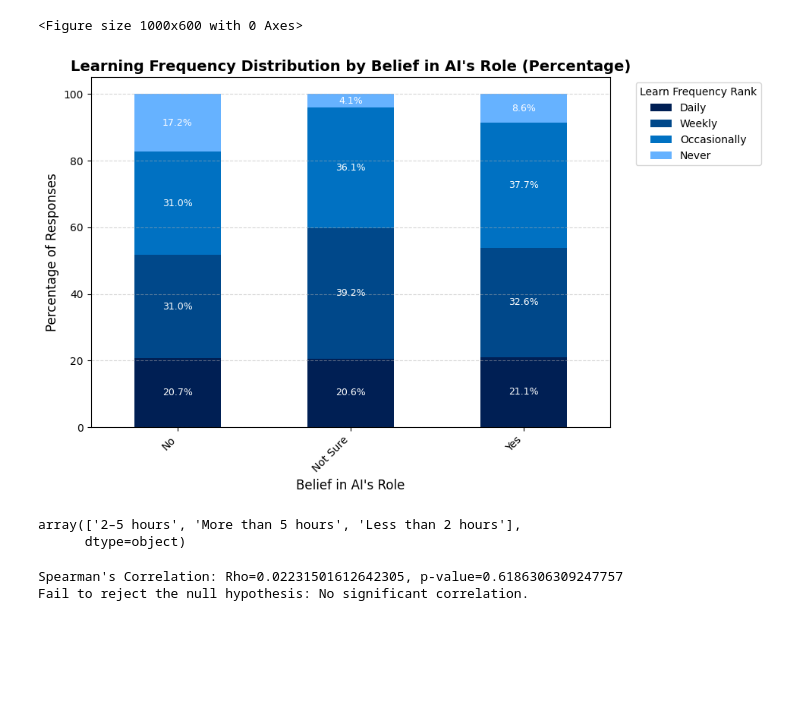
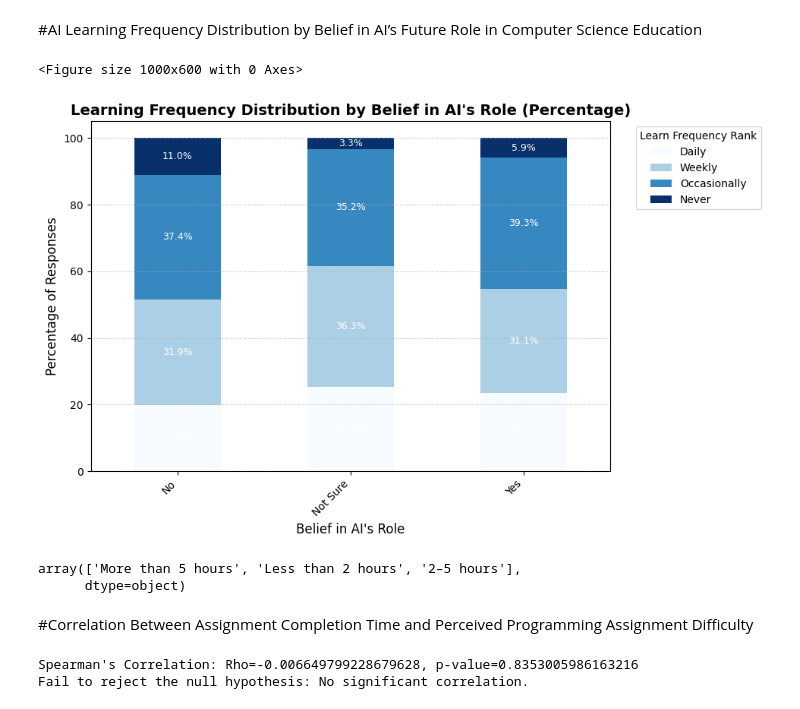
Before and after one commit to Ayesha-Arooj/Statistical-and-Mathematical-Methods-for-Data-Science-Project, a Jupyter notebook: Statistical_and_Mathematical_Methods_for_Data_Science__project.ipynb, the cells around one changed output. Drawn from its saved outputs; the diff is of its cells as text; code cells hidden in the pictures; blank space fills up the shorter version.

```diff
--- a/Statistical_and_Mathematical_Methods_for_Data_Science__project.ipynb
+++ b/Statistical_and_Mathematical_Methods_for_Data_Science__project.ipynb
@@ -44,17 +70,0 @@ df.shape
-# %%
-# Clean and prepare data
-frequency_mapping = {
-    "Never": 5, "Occasionally": 3, "Weekly": 2, "Daily": 1
-}
-
-df["Learn_Frequency_Rank"] = df["Frequency of Reading/Learning about AI Advancements"].map(frequency_mapping)
-
-# Group data based on belief in AI's role in CS education
-groups = [
-    df[df["AI Key Role in CS Education Future"] == group]["Learn_Frequency_Rank"].dropna()
-    for group in df["AI Key Role in CS Education Future"].unique()
-]
-
-# Kruskal-Wallis test
-stat, p_value = stats.kruskal(*groups)
-print(f"Kruskal-Wallis Test: Stat={stat}, p-value={p_value}")
@@ -63,7 +148,13 @@ Kruskal-Wallis Test: Stat=1.3483891154779348, p-value=0.5095666819048967
+# %% [markdown]
+#AI Learning Frequency Distribution by Belief in AI’s Future Role in Computer Science Education
 # %%
 # Calculate the proportion of each category in 'Learn_Frequency_Rank' for each AI belief group
+df["Learn_Frequency_Rank"] = df["How often do you read or learn about advancements in AI?"].map(
+    {"Daily": 1, "Weekly": 2, "Occasionally": 3, "Never": 4}
+)
+
 frequency_counts = pd.crosstab(
-    df["AI Key Role in CS Education Future"],
+    df["Do you think AI will play a key role in shaping the future of computer science education?"],
     df["Learn_Frequency_Rank"]
 )
 
@@ -71,14 +162,11 @@ frequency_counts = pd.crosstab(
 frequency_percentages = frequency_counts.div(frequency_counts.sum(axis=1), axis=0) * 100
 
 # Map rank values back to readable labels, in the order the columns actually appear
-rank_to_label = {1: "Daily", 2: "Weekly", 3: "Occasionally", 5: "Never"}
+rank_to_label = {1: "Daily", 2: "Weekly", 3: "Occasionally", 4: "Never"}
 legend_labels = [rank_to_label[r] for r in frequency_percentages.columns]
 
 # Define the refined navy gradient colormap
-custom_navy_gradient = LinearSegmentedColormap.from_list(
-    "custom_navy_gradient",
-     ["#001F54", "#003C7D", "#0061A5", "#0079D1", "#66B2FF"]  # Variations of #001A6E
-)
+custom_navy_gradient = plt.cm.Blues
 
 # Plotting the stacked bar chart with the refined navy shades
 plt.figure(figsize=(10, 6))
@@ -87,7 +175,7 @@ ax = frequency_percentages.plot(
     stacked=True,
     colormap=custom_navy_gradient,
     figsize=(10, 6),
-    edgecolor=None  # Removed the border
+    edgecolor=None
 )
 
 # Adding percentages on top of each stack
@@ -97,45 +185,47 @@ for bar_group in ax.patches:
         plt.text(
             bar_group.get_x() + bar_group.get_width() / 2,
             bar_group.get_y() + height / 2,
             f"{height:.1f}%",
             ha="center",
             va="center",
             fontsize=9,
             color="white"  # White text for clear visibility
         )
 
 # Adding labels and title
 plt.title("Learning Frequency Distribution by Belief in AI's Role (Percentage)", fontsize=14, fontweight="bold")
 plt.xlabel("Belief in AI's Role", fontsize=12)
 plt.ylabel("Percentage of Responses", fontsize=12)
 plt.xticks(rotation=45, ha='right', fontsize=10)
 plt.yticks(fontsize=10)
 plt.legend(
     title="Learn Frequency Rank",
     labels=legend_labels,
     loc='upper right',
     bbox_to_anchor=(1.3, 1),
     fontsize=10
 )
 
 plt.tight_layout()
 plt.grid(axis='y', linestyle='--', alpha=0.5)
 
 plt.show()
 # %% [output]
 <Figure size 1000x600 with 0 Axes>
-[figure, old version]
+[figure, new version]
-# %%
-df["Time Spent Solving a Programming Assignment"].unique()
-# %% [output]
-array(['2–5 hours', 'More than 5 hours', 'Less than 2 hours'],
-      dtype=object)
+# %%
+df["How much time do you typically spend solving a programming assignment?"].unique()
+# %% [output]
+array(['More than 5 hours', 'Less than 2 hours', '2–5 hours'],
+      dtype=object)
+# %% [markdown]
+#Correlation Between Assignment Completion Time and Perceived Programming Assignment Difficulty
 # %%
 time_mapping = {"Less than 2 hours": 1, "2–5 hours": 2, "More than 5 hours": 3}
-df["Time_Rank"] = df["Time Spent Solving a Programming Assignment"].map(time_mapping)
+df["Time_Rank"] = df["How much time do you typically spend solving a programming assignment?"].map(time_mapping)
 
 difficulty_mapping = {"Easy": 1, "Moderate": 2, "Hard": 3}
-df["Difficulty_Rank"] = df["Difficulty Rating of Programming Assignments"].map(difficulty_mapping)
+df["Difficulty_Rank"] = df["How would you rate the difficulty of your programming assignments?"].map(difficulty_mapping)
 
 # 2. Is there a correlation between the time spent on assignments and the perceived difficulty?
 if not df["Time_Rank"].isna().any() and not df["Difficulty_Rank"].isna().any():
@@ -148,5 +238,5 @@ if not df["Time_Rank"].isna().any() and not df["Difficulty_Rank"].isna().any():
 else:
     print("Missing data for correlation analysis.")
 # %% [output]
-Spearman's Correlation: Rho=0.02231501612642305, p-value=0.6186306309247757
+Spearman's Correlation: Rho=-0.006649799228679628, p-value=0.8353005986163216
 Fail to reject the null hypothesis: No significant correlation.
```
Also changed, not shown: parts of 66 cells of this notebook.
